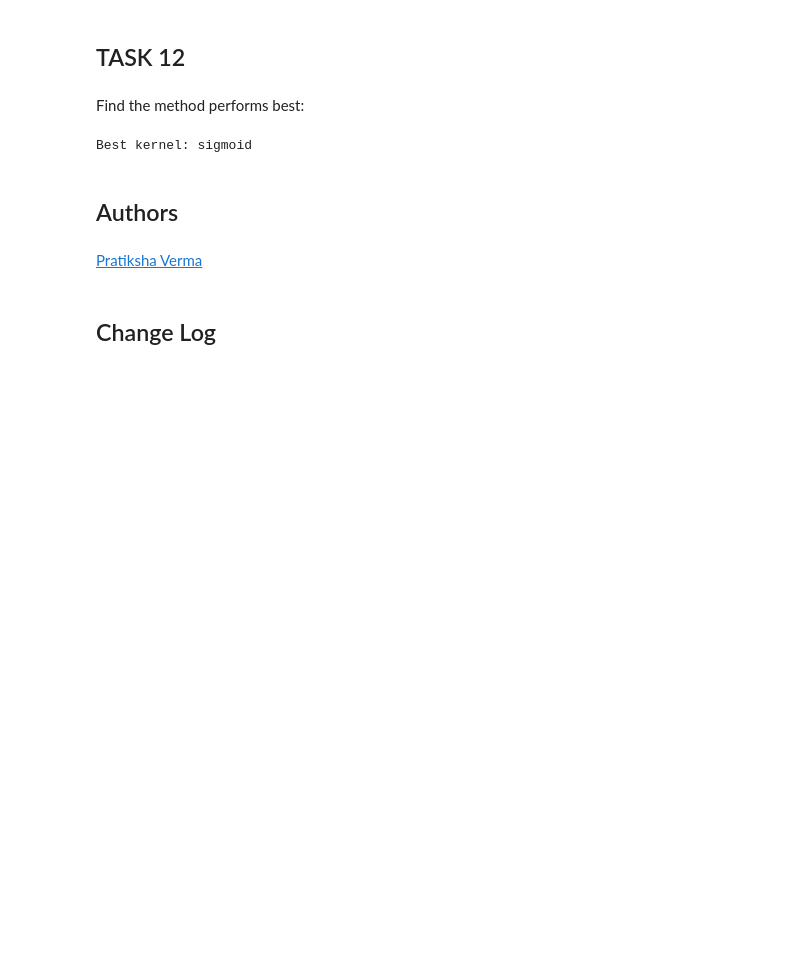
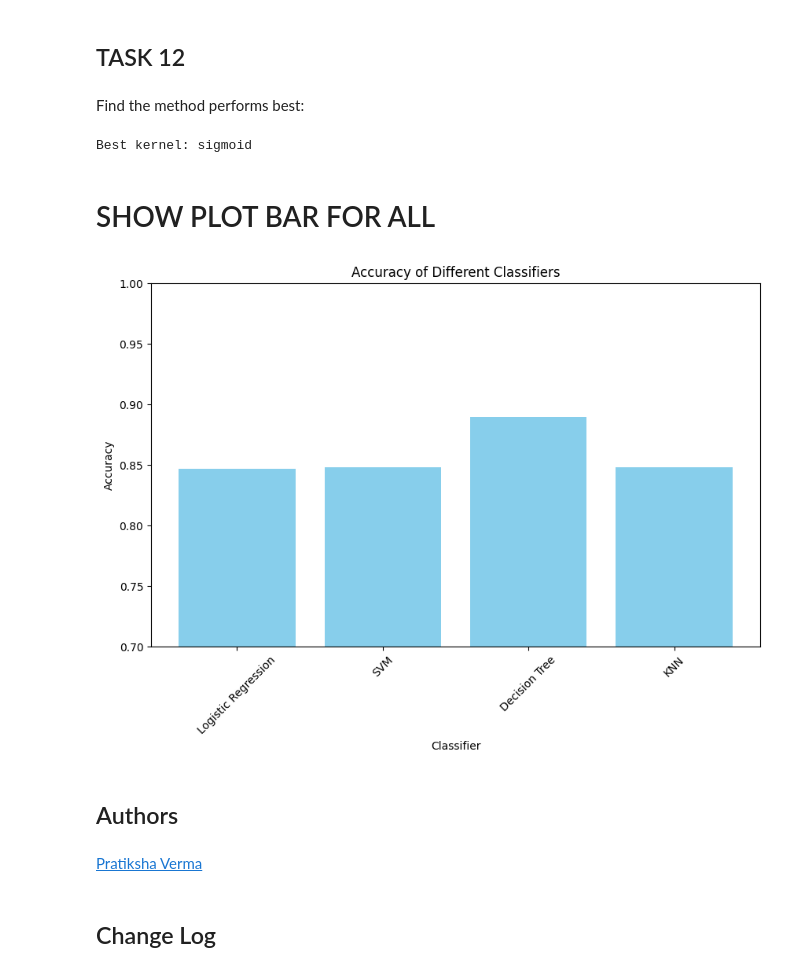
Before and after one commit to putra-asmarjoe/CapsW5, a Jupyter notebook: SpaceX_Machine_Learning_Prediction_Part_5.jupyterlite.ipynb, the cells around one changed output. Cells and saved outputs as stored; diff of their text form; code cells hidden in the pictures; blank space fills up the shorter version.

```diff
--- a/SpaceX_Machine_Learning_Prediction_Part_5.jupyterlite.ipynb
+++ b/SpaceX_Machine_Learning_Prediction_Part_5.jupyterlite.ipynb
@@ -413,6 +418,26 @@ Find the method performs best:
 print("Best kernel:", svm_cv.best_params_['kernel'])
 # %% [output]
 Best kernel: sigmoid
+# %% [markdown]
+# SHOW PLOT BAR FOR ALL
+# %%
+# List of accuracy values
+accuracies = [logreg_cv.best_score_, svm_cv.best_score_, tree_cv.best_score_, knn_cv.best_score_]
+
+# List of classifiers
+classifiers = ['Logistic Regression', 'SVM', 'Decision Tree', 'KNN']
+
+# Create bar plot
+plt.figure(figsize=(10, 6))
+plt.bar(classifiers, accuracies, color='skyblue')
+plt.xlabel('Classifier')
+plt.ylabel('Accuracy')
+plt.title('Accuracy of Different Classifiers')
+plt.ylim(0.7, 1.0)
+plt.xticks(rotation=45)
+plt.show()
+# %% [output]
+[figure, added]
 # %% [markdown]
 ## Authors
 # %% [markdown]
```
Also changed, not shown: parts of 8 cells of this notebook.
